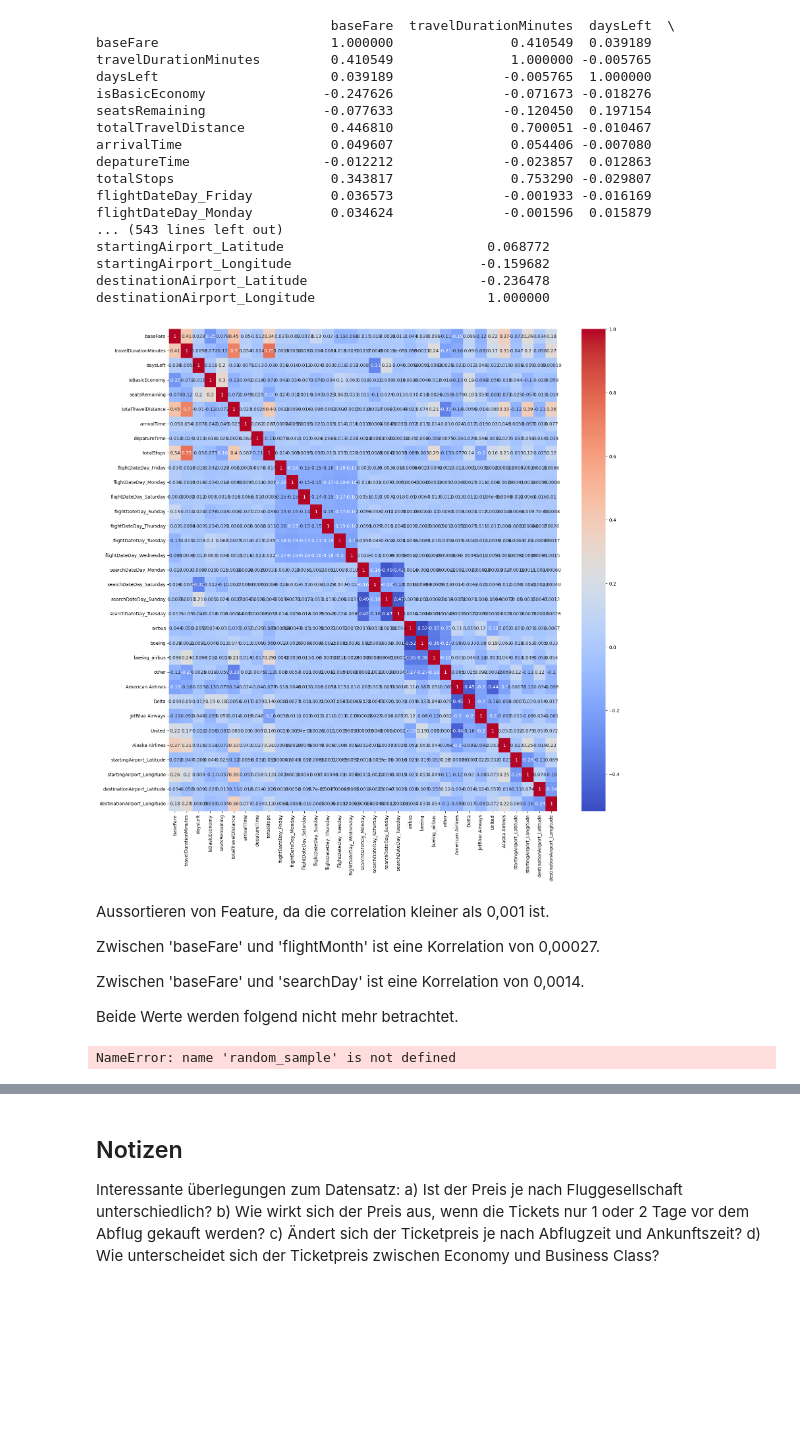
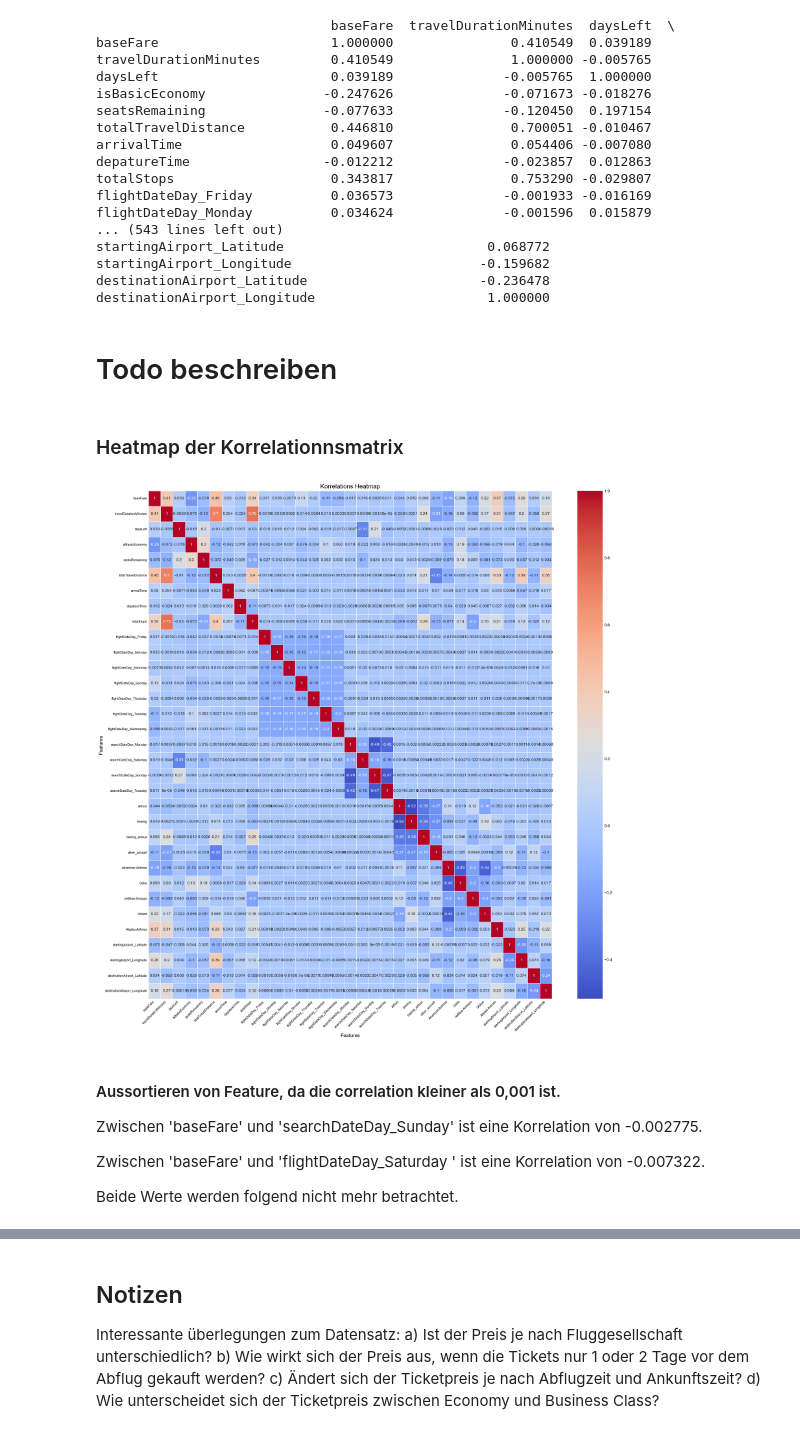
Before and after one commit to MarisaSo/learning_and_Soft, a Jupyter notebook: projekt_gruppe04.ipynb, the cells around one changed output, grey strips where cells are left out. Saved outputs shown, nothing was run; the diff lists cells and outputs as text; code cells hidden in the pictures; blank space fills up the shorter version.

```diff
--- a/projekt_gruppe04.ipynb
+++ b/projekt_gruppe04.ipynb
@@ -634,7 +594,7 @@ def change_equipment_to_categorie(data):
     """
     airbus = 'airbus'
     boeing = 'boeing'
-    other = 'other'
+    other = 'other_aircraft'
 
     def categorize_equipment(description):
         description = description.lower()
@@ -890,20 +1064,3 @@ startingAirport_Latitude                          0.068772
 startingAirport_Longitude                        -0.159682
 destinationAirport_Latitude                      -0.236478
 destinationAirport_Longitude                      1.000000
-# %%
-# Korrelationsmatrix erstellen
-#corr_matrix = df.corr()
-
-# Korrelationsmatrix anzeigen
-#print(corr_matrix)
-
-# Heatmap der Korrelationsmatrix erstellen
-#plt.figure(figsize=(10, 8))
-plt.figure(figsize=(19, 19))
-#plt.figure()
-sns.heatmap(corr_matrix, annot=True, cmap="coolwarm")
-
-# Plot anzeigen
-plt.show()
-# %% [output]
-[figure, removed]
@@ -911,0 +1067,31 @@ plt.show()
+# %% [markdown]
+# Todo beschreiben
+# %% [markdown]
+### Heatmap der Korrelationnsmatrix
+# %%
+# Set the style to a customized style
+custom_style = {
+    'axes.facecolor': 'lightgray',
+    'axes.edgecolor': 'gray',
+    'axes.labelcolor': 'black',
+    'text.color': 'black',
+    'xtick.color': 'black',
+    'ytick.color': 'black',
+}
+
+plt.style.use(custom_style)
+
+# Create a heatmap of the correlation matrix
+plt.figure(figsize=(19, 19))
+sns.heatmap(corr_matrix, annot=True, cmap='coolwarm', linewidths=0.5)
+plt.title("Korrelations Heatmap", fontsize=15)
+plt.xlabel("Features", fontsize=12)
+plt.ylabel("Features", fontsize=12)
+plt.xticks(rotation=45, ha='right', fontsize=8)
+plt.yticks(rotation=0, fontsize=8)
+plt.tight_layout()
+
+# Display the plot
+plt.show()
+# %% [output]
+[figure, added]
@@ -912,14 +1100,8 @@ plt.show()
 # %% [markdown]
-Aussortieren von Feature, da die correlation kleiner als 0,001 ist.
+#### Aussortieren von Feature, da die correlation kleiner als 0,001 ist.
 
-Zwischen 'baseFare' und 'flightMonth' ist eine Korrelation von 0,00027.
+Zwischen 'baseFare' und 'searchDateDay_Sunday' ist eine Korrelation von  -0.002775.
 
-Zwischen 'baseFare' und 'searchDay' ist eine Korrelation von 0,0014.
+Zwischen 'baseFare' und 'flightDateDay_Saturday ' ist eine Korrelation von -0.007322.
 
 Beide Werte werden folgend nicht mehr betrachtet.
-# %%
-random_sample= random_sample.drop('flightMonth', axis=1)
-random_sample= random_sample.drop('searchDay', axis=1)
-print(random_sample.head(10))
-# %% [output]
-NameError: name 'random_sample' is not defined
```
Also changed, not shown: parts of 103 cells of this notebook.
